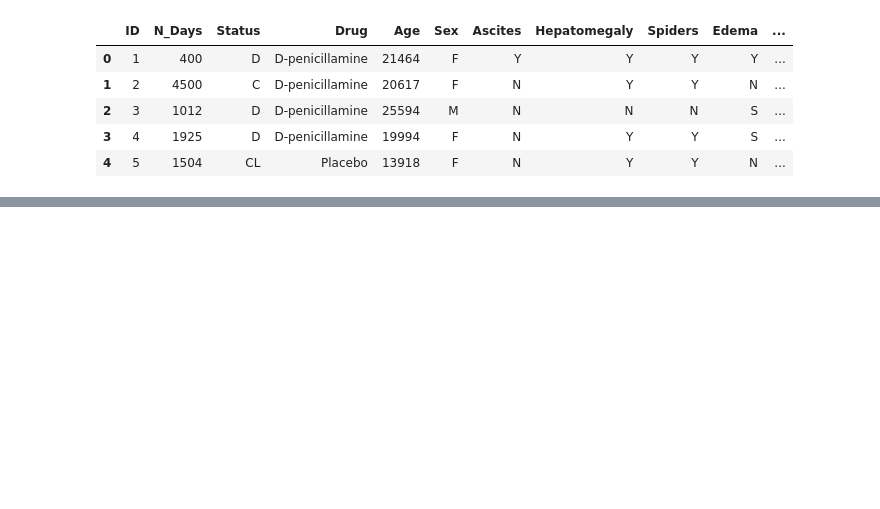
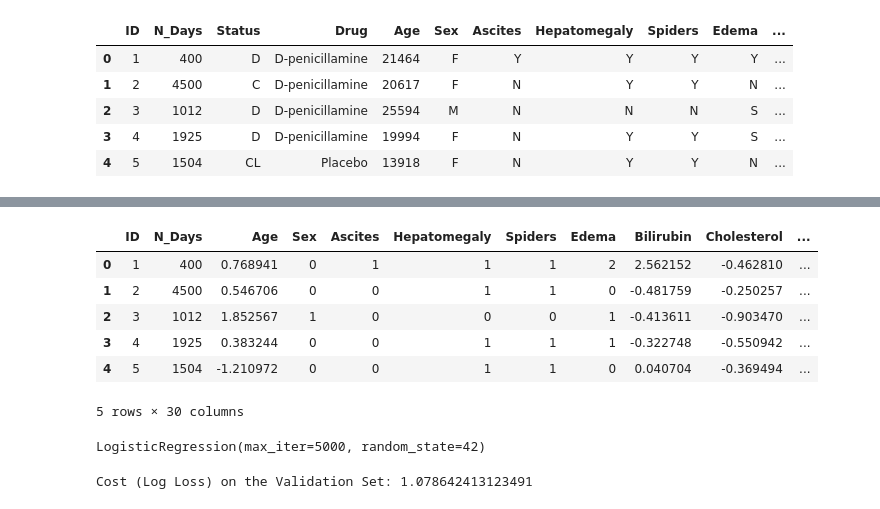
Before and after one commit to haziqjeelani/liver_cirrhosis, a Jupyter notebook: Liver_Cirrhosis.ipynb, the cells around one changed output, grey strips where cells are left out. Saved outputs shown, nothing was run; the diff lists cells and outputs as text; code cells hidden in the pictures; blank space fills up the shorter version.

```diff
--- a/Liver_Cirrhosis.ipynb
+++ b/Liver_Cirrhosis.ipynb
@@ -15,0 +116,25 @@ cirrhosis_data_original.head()
+# %%
+#Impute Missing Values
+from sklearn.impute import SimpleImputer
+
+# Numerical imputer
+num_imputer = SimpleImputer(strategy='median')
+cirrhosis_data_original[['Cholesterol', 'Copper', 'Alk_Phos', 'SGOT', 'Tryglicerides', 'Platelets', 'Prothrombin', 'Stage']] = num_imputer.fit_transform(
+    cirrhosis_data_original[['Cholesterol', 'Copper', 'Alk_Phos', 'SGOT', 'Tryglicerides', 'Platelets', 'Prothrombin', 'Stage']])
+
+# Categorical imputer
+cat_imputer = SimpleImputer(strategy='most_frequent')
+cirrhosis_data_original[['Drug', 'Ascites', 'Hepatomegaly', 'Spiders']] = cat_imputer.fit_transform(
+    cirrhosis_data_original[['Drug', 'Ascites', 'Hepatomegaly', 'Spiders']])
+# %%
+#Encoding Catagorical Values
+#Label Encoding for Binary Catagories
+from sklearn.preprocessing import LabelEncoder
+
+label_encoders = {}
+for col in ['Sex', 'Ascites', 'Hepatomegaly', 'Spiders', 'Edema']:
+    le = LabelEncoder()
+    cirrhosis_data_original[col] = le.fit_transform(cirrhosis_data_original[col])
+    label_encoders[col] = le
+# One-Hot Encoding for Multi Catagorical Values
+cirrhosis_data_original = pd.get_dummies(cirrhosis_data_original, columns=['Drug', 'Status'])
@@ -15,0 +150,26 @@ cirrhosis_data_original.head()
+# %%
+#Feature Engineering
+#Interaction Between age and other features
+cirrhosis_data_original['Age_Bilirubin'] = cirrhosis_data_original['Age'] * cirrhosis_data_original['Bilirubin']
+cirrhosis_data_original['Age_Albumin'] = cirrhosis_data_original['Age'] * cirrhosis_data_original['Albumin']
+
+#Interaction Between Drug and Other Enzymes
+cirrhosis_data_original['Drug_Placebo_SGOT'] = cirrhosis_data_original['Drug_Placebo'] * cirrhosis_data_original['SGOT']
+cirrhosis_data_original['Drug_Placebo_Alk_Phos'] = cirrhosis_data_original['Drug_Placebo'] * cirrhosis_data_original['Alk_Phos']
+
+#Polynomial Features
+# Quadratic features for certain variables
+cirrhosis_data_original['Bilirubin_squared'] = cirrhosis_data_original['Bilirubin'] ** 2
+cirrhosis_data_original['Albumin_squared'] = cirrhosis_data_original['Albumin'] ** 2
+cirrhosis_data_original['Cholesterol_squared'] = cirrhosis_data_original['Cholesterol'] ** 2
+
+#Check Dataset after feature Engineering
+cirrhosis_data_original.head()
+# %% [output]
+|  | ID | N_Days | Age | Sex | Ascites | Hepatomegaly | Spiders | Edema | Bilirubin | Cholesterol | ... |
+| 0 | 1 | 400 | 0.768941 | 0 | 1 | 1 | 1 | 2 | 2.562152 | -0.462810 | ... |
+| 1 | 2 | 4500 | 0.546706 | 0 | 0 | 1 | 1 | 0 | -0.481759 | -0.250257 | ... |
+| 2 | 3 | 1012 | 1.852567 | 1 | 0 | 0 | 0 | 1 | -0.413611 | -0.903470 | ... |
+| 3 | 4 | 1925 | 0.383244 | 0 | 0 | 1 | 1 | 1 | -0.322748 | -0.550942 | ... |
+| 4 | 5 | 1504 | -1.210972 | 0 | 0 | 1 | 1 | 0 | 0.040704 | -0.369494 | ... |
+5 rows × 30 columns
@@ -15,0 +189,21 @@ cirrhosis_data_original.head()
+# %%
+#Building Logistic Regression Model
+from sklearn.linear_model import LogisticRegression
+from sklearn.metrics import log_loss
+
+# Initialize and train the Logistic Regression model
+log_reg = LogisticRegression(max_iter=5000, random_state=42)
+log_reg.fit(X_train, y_train)
+# %% [output]
+LogisticRegression(max_iter=5000, random_state=42)
+# %%
+#Evaluating Model Cost
+# Predict the probability of each class for the validation set
+y_val_probs = log_reg.predict_proba(X_val)
+
+# Calculate the log loss
+cost = log_loss(y_val, y_val_probs)
+
+print("Cost (Log Loss) on the Validation Set:", cost)
+# %% [output]
+Cost (Log Loss) on the Validation Set: 1.078642413123491
```
Also changed, not shown: parts of 11 cells of this notebook.
